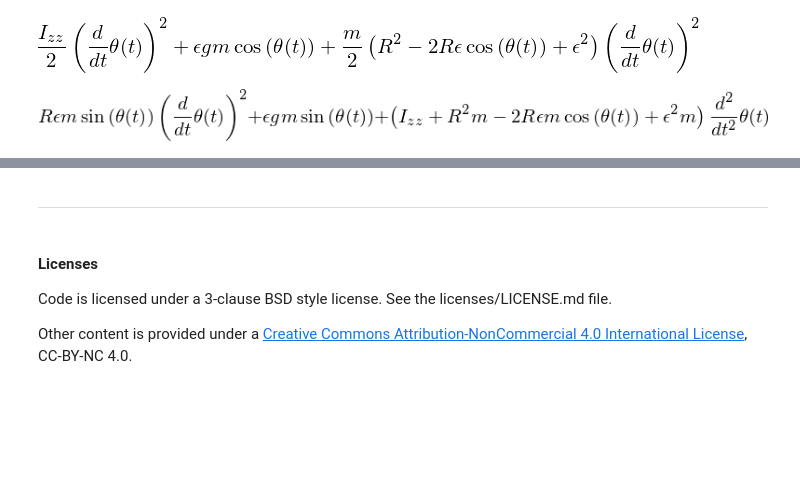
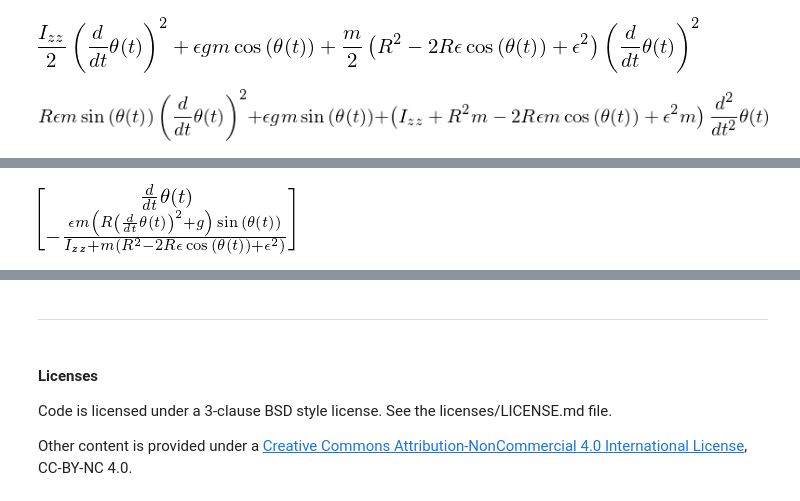
Before and after one commit to DocVaughan/MCHE513---Intermediate-Dynamics, a Jupyter notebook: Rolling Imbalance with Sympy.ipynb, the cells around one changed output, grey strips where cells are left out. Saved outputs shown, nothing was run; the diff lists cells and outputs as text; code cells hidden in the pictures; blank space fills up the shorter version.

```diff
--- a/Rolling Imbalance with Sympy.ipynb
+++ b/Rolling Imbalance with Sympy.ipynb
@@ -28,7 +28,7 @@ theta = dynamicsymbols('theta')
 theta_dot = dynamicsymbols('theta', 1)
 
 # Define the other symbols needed
-R, e, m, g, Izz = sympy.symbols('R epsilon m g I_{zz}')
+R, e, m, g, Izz, t = sympy.symbols('R epsilon m g I_{zz} t')
 # %%
 # Define the Newtonian reference frame
 N = ReferenceFrame('N')
@@ -74,0 +92,11 @@ sympy.collect(sympy.simplify(eq_of_motion)[0], theta)
+# %%
+# Make the call to set up in state-space-ish form q_dot = f(q, t)
+lrhs = LM.rhs()
+
+# Simplify the results
+lrhs.simplify()
+
+# Output the result
+lrhs
+# %% [output]
+[figure, added]
```
Also changed, not shown: parts of 9 cells of this notebook, 6 other files.
